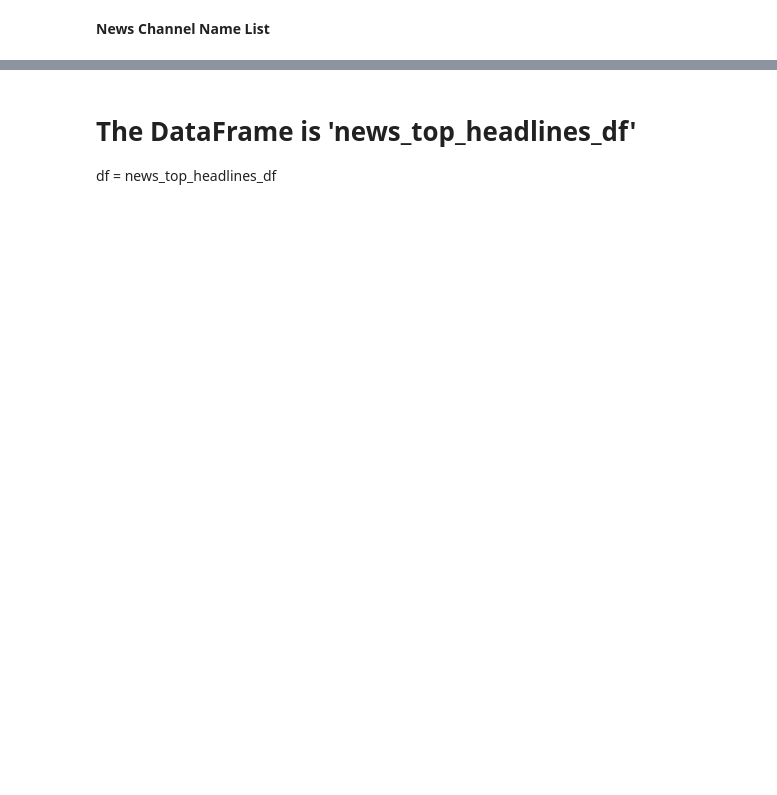
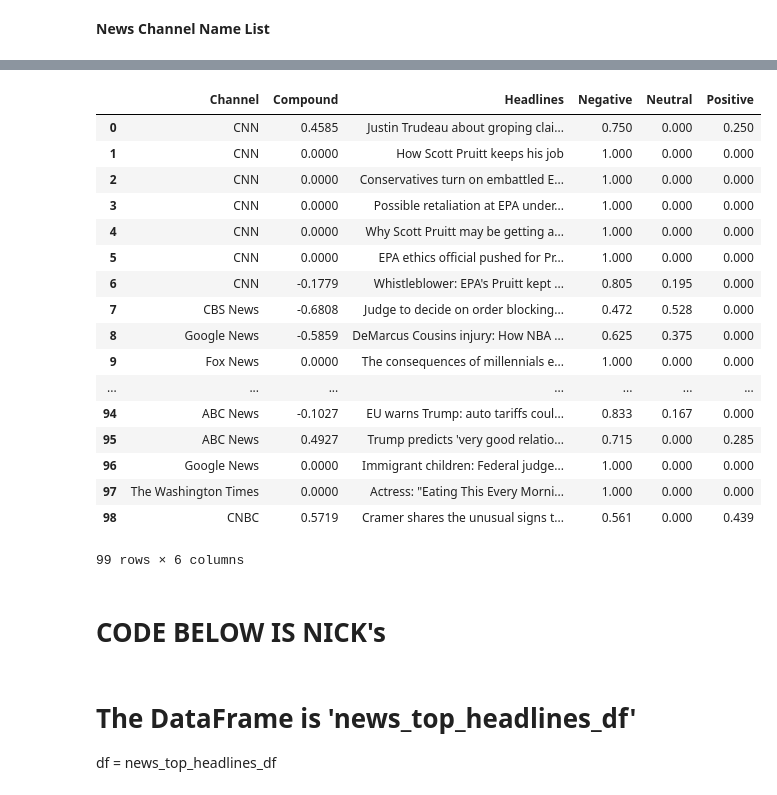
Before and after one commit to bsadagopa/Project1, a Jupyter notebook: TodaysNewsTrend.ipynb, the cells around one changed output, grey strips where cells are left out. Saved outputs shown, nothing was run; the diff lists cells and outputs as text; code cells hidden in the pictures; blank space fills up the shorter version.

Commit message:
Added methods for sentiment analysis.

```diff
--- a/TodaysNewsTrend.ipynb
+++ b/TodaysNewsTrend.ipynb
@@ -217,0 +291,26 @@ news_top_headlines_df.head()
+# %%
+def getSentiments(df):
+    sentiments = []
+
+    for index, row in df.iterrows():
+
+        words = preprocessing(row['title'])
+
+        # Run Vader Analysis on each headline
+        results = analyzer.polarity_scores(words)
+        compound = results["compound"]
+        pos = results["pos"]
+        neu = results["neu"]
+        neg = results["neg"]
+
+        # Add sentiments for each tweet into a list
+        sentiments.append({"Headlines": row['title'],
+                           "Channel": row['News Channel'],
+                           "Compound": compound,
+                           "Positive": pos,
+                           "Negative": neu,
+                           "Neutral": neg})
+
+    return sentiments
+# %%
+sentiments = getSentiments(news_top_headlines_df)
@@ -218,3 +337,28 @@ news_top_headlines_df.head()
+# %%
+df = pd.DataFrame(sentiments)
+# %%
+df
+# %% [output]
+|  | Channel | Compound | Headlines | Negative | Neutral | Positive |
+| 0 | CNN | 0.4585 | Justin Trudeau about groping clai... | 0.750 | 0.000 | 0.250 |
+| 1 | CNN | 0.0000 | How Scott Pruitt keeps his job | 1.000 | 0.000 | 0.000 |
+| 2 | CNN | 0.0000 | Conservatives turn on embattled E... | 1.000 | 0.000 | 0.000 |
+| 3 | CNN | 0.0000 | Possible retaliation at EPA under... | 1.000 | 0.000 | 0.000 |
+| 4 | CNN | 0.0000 | Why Scott Pruitt may be getting a... | 1.000 | 0.000 | 0.000 |
+| 5 | CNN | 0.0000 | EPA ethics official pushed for Pr... | 1.000 | 0.000 | 0.000 |
+| 6 | CNN | -0.1779 | Whistleblower: EPA's Pruitt kept ... | 0.805 | 0.195 | 0.000 |
+| 7 | CBS News | -0.6808 | Judge to decide on order blocking... | 0.472 | 0.528 | 0.000 |
+| 8 | Google News | -0.5859 | DeMarcus Cousins injury: How NBA ... | 0.625 | 0.375 | 0.000 |
+| 9 | Fox News | 0.0000 | The consequences of millennials e... | 1.000 | 0.000 | 0.000 |
+| ... | ... | ... | ... | ... | ... | ... |
+| 94 | ABC News | -0.1027 | EU warns Trump: auto tariffs coul... | 0.833 | 0.167 | 0.000 |
+| 95 | ABC News | 0.4927 | Trump predicts 'very good relatio... | 0.715 | 0.000 | 0.285 |
+| 96 | Google News | 0.0000 | Immigrant children: Federal judge... | 1.000 | 0.000 | 0.000 |
+| 97 | The Washington Times | 0.0000 | Actress: "Eating This Every Morni... | 1.000 | 0.000 | 0.000 |
+| 98 | CNBC | 0.5719 | Cramer shares the unusual signs t... | 0.561 | 0.000 | 0.439 |
+99 rows × 6 columns
+# %% [markdown]
+#  CODE BELOW IS NICK's
 # %%
 # remove the stopwords
 remove_words = ['the', 'an', 'a', 'is', 'i', 'and', 'then', 'like', 'there', 'their']
```
Also changed, not shown: parts of 19 cells of this notebook.
